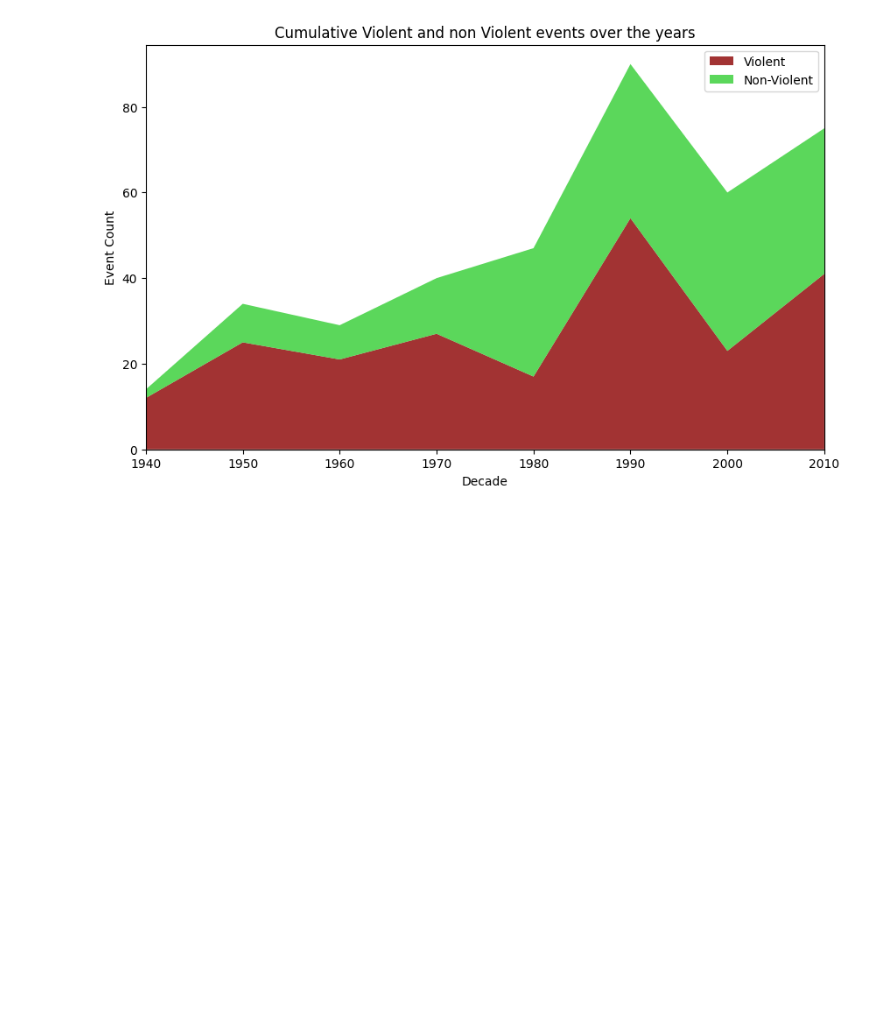
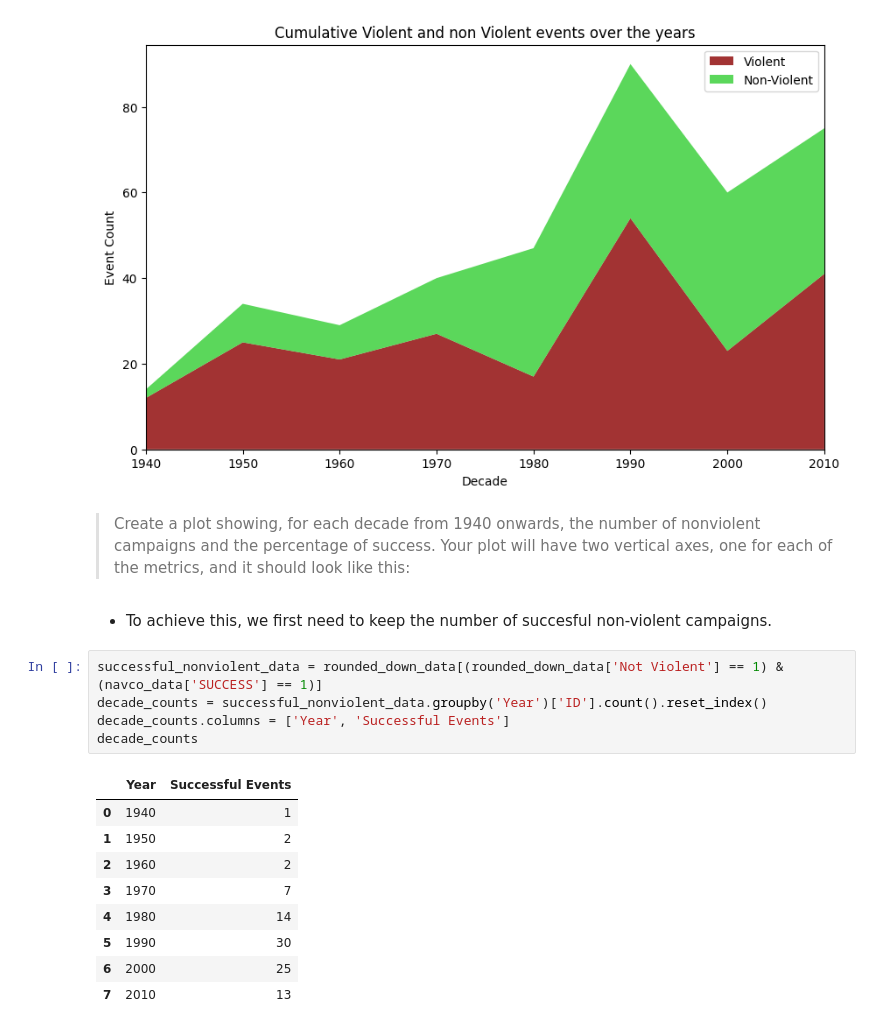
Before and after one commit to Mike-gag/WhyCivilResistanceWorks, a Jupyter notebook: WhyCivilResistanceWorks_gaganis_8200234.ipynb, the cells around one changed output. Cells and saved outputs as stored; diff of their text form; blank space fills up the shorter version.

```diff
--- a/WhyCivilResistanceWorks_gaganis_8200234.ipynb
+++ b/WhyCivilResistanceWorks_gaganis_8200234.ipynb
@@ -160,3 +160,22 @@ plt.xlim(1940, 2010)
 plt.show()
 # %% [output]
 [figure]
+# %% [markdown]
+>Create a plot showing, for each decade from 1940 onwards, the number of nonviolent campaigns and the percentage of success. Your plot will have two vertical axes, one for each of the metrics, and it should look like this:
+# %% [markdown]
+* To achieve this, we first need to keep the number of succesful non-violent campaigns.
+# %%
+successful_nonviolent_data = rounded_down_data[(rounded_down_data['Not Violent'] == 1) & (navco_data['SUCCESS'] == 1)]
+decade_counts = successful_nonviolent_data.groupby('Year')['ID'].count().reset_index()
+decade_counts.columns = ['Year', 'Successful Events']
+decade_counts
+# %% [output]
+|  | Year | Successful Events |
+| 0 | 1940 | 1 |
+| 1 | 1950 | 2 |
+| 2 | 1960 | 2 |
+| 3 | 1970 | 7 |
+| 4 | 1980 | 14 |
+| 5 | 1990 | 30 |
+| 6 | 2000 | 25 |
+| 7 | 2010 | 13 |
```
Also changed, not shown: parts of 6 cells of this notebook.
